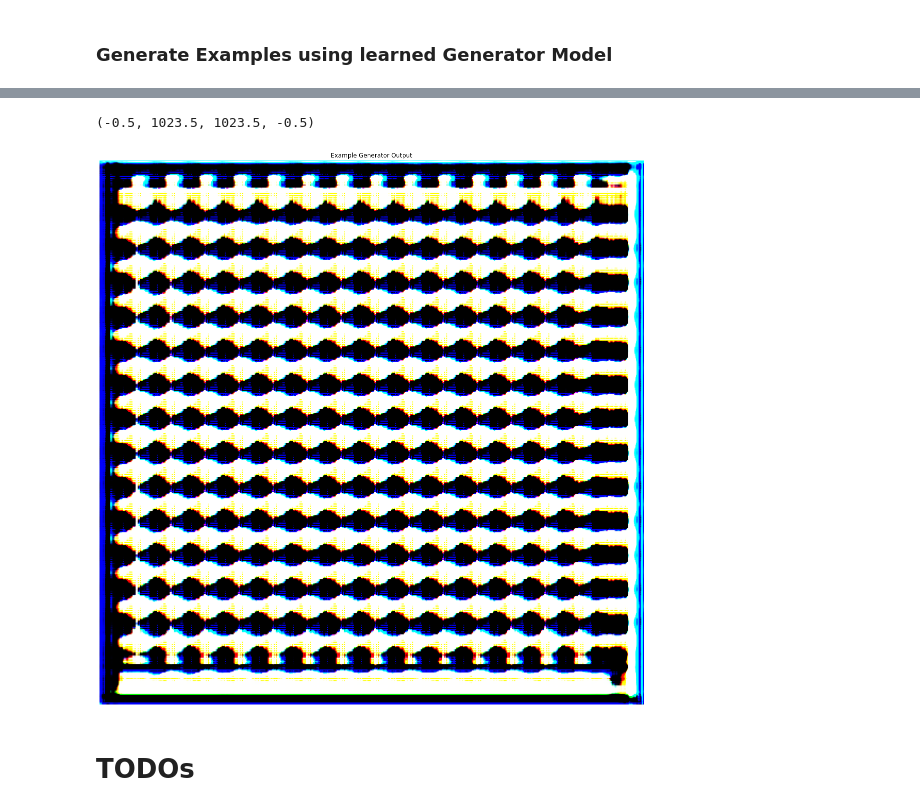
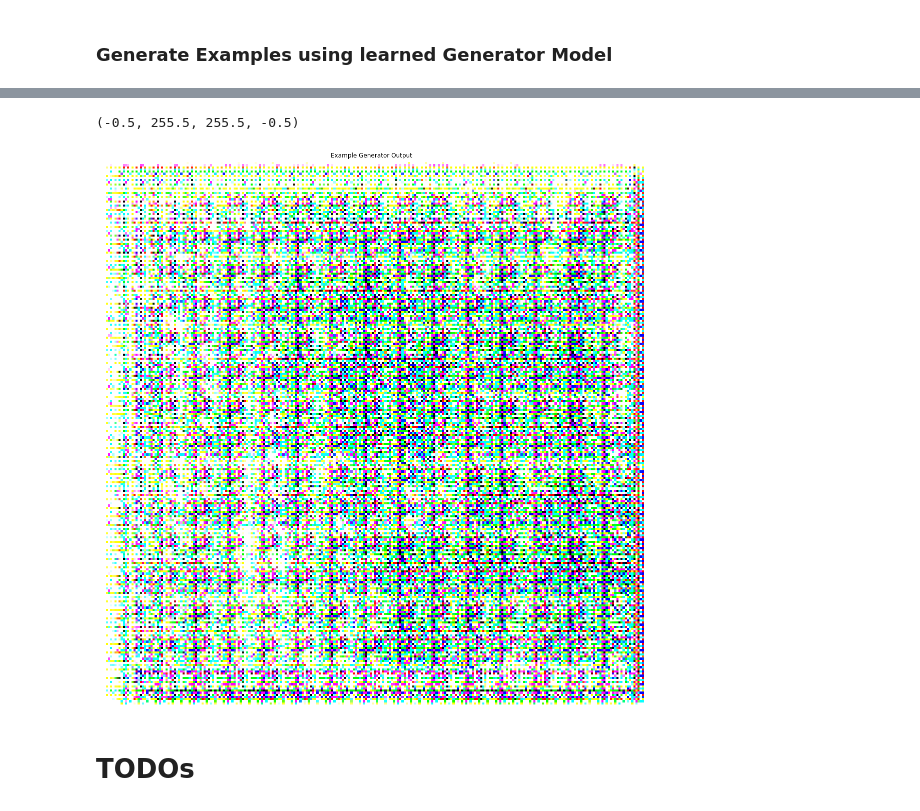
Before and after one commit to phi-0/masterthesis_gan_mapdesign, a Jupyter notebook: notebooks/V0.5/DCGAN_Cropped_Input_256x256.ipynb, the cells around one changed output, grey strips where cells are left out. Cells and saved outputs as stored; diff of their text form; code cells hidden in the pictures.

```diff
--- a/notebooks/V0.5/DCGAN_Cropped_Input_256x256.ipynb
+++ b/notebooks/V0.5/DCGAN_Cropped_Input_256x256.ipynb
@@ -171,7 +173,7 @@ for images, labels in dataset_train.take(1): # take one batch. Here batch_size =
 def discriminator_model():
 
     # DISCRIMINATOR
-    # set input variables to variable width + height. Will be cropped in preprocessing [CURRENTLY FIXED TO 512x512]
+    # set input variables to variable width + height. Will be cropped in preprocessing [CURRENTLY FIXED TO 256x256]
     input_dim = (256, 256, 3)
 
     # Input
@@ -219,7 +221,7 @@ def discriminator_model():
     # Conv2D Layer 2
     x = Conv2D(
             filters = 128,
-            kernel_size = 5,
+            kernel_size = 3,
             strides = 2,
             padding = 'same',
             name = 'Discriminator_Conv2D_Layer_2',
@@ -341,7 +343,7 @@ def generator_model():
     #x = UpSampling2D()(x)
     #x = Conv2D(filters=64, kernel_size=5, padding='same', name='Generator_Conv_Layer_1')(x)
     # Replacing by Conv2DTranspose Layer
-    x = Conv2DTranspose(filters=64, kernel_size=(5,5), padding='same', strides=(2,2))(x)
+    x = Conv2DTranspose(filters=64, kernel_size=3, padding='same', strides=(2,2))(x)
 
 
     # Batch Norm Layer 2
@@ -354,7 +356,7 @@ def generator_model():
     #x = UpSampling2D()(x)
     #x = Conv2D(filters=128, kernel_size=5, padding='same', name='Generator_Conv_Layer_2')(x)
     # Replacing by Conv2DTranspose Layer
-    x = Conv2DTranspose(filters=128, kernel_size=(5,5), padding='same', strides=(2,2))(x)
+    x = Conv2DTranspose(filters=128, kernel_size=5, padding='same', strides=(2,2))(x)
 
     # Batch Norm Layer 3
     x = BatchNormalization(momentum = 0.9)(x)
@@ -366,7 +368,7 @@ def generator_model():
     #x = UpSampling2D()(x)
     #x = Conv2D(filters=64, kernel_size=5, padding='same', name='Generator_Conv_Layer_3')(x)
     # Replacing by Conv2DTranspose Layer
-    x = Conv2DTranspose(filters=64, kernel_size=(5,5), padding='same', strides=(2,2))(x)
+    x = Conv2DTranspose(filters=256, kernel_size=5, padding='same', strides=(2,2))(x)
 
     # Batch Norm Layer 4
     x = BatchNormalization(momentum = 0.9)(x)
@@ -378,7 +380,18 @@ def generator_model():
     #x = UpSampling2D()(x)
     #x = Conv2D(filters=64, kernel_size=5, padding='same', name='Generator_Conv_Layer_4')(x)
     # Replacing by Conv2DTranspose Layer
-    x = Conv2DTranspose(filters=64, kernel_size=(5,5), padding='same', strides=(2,2))(x)
+    x = Conv2DTranspose(filters=128, kernel_size=3, padding='same', strides=(2,2))(x)
+
+
+    # Batch Norm Layer 5
+    x = BatchNormalization(momentum = 0.9)(x)
+
+    # Activation Layer 5
+    x = LeakyReLU()(x) # trying leaky ReLU instead of Activation('relu')(x)
+
+
+    # Replacing by Conv2DTranspose Layer
+    x = Conv2DTranspose(filters=64, kernel_size=5, padding='same', strides=(1,1))(x)
 
 
     # Batch Norm Layer 5
@@ -419,7 +432,7 @@ def generator_model():
     # ---------------------------
     # Upsampling Layer 7 + Conv2D Layer7
     #x = UpSampling2D()(x)
-    x = Conv2D(filters=3, kernel_size=5, padding='same', name='Generator_Conv_Layer_6')(x)
+    x = Conv2DTranspose(filters=3, kernel_size=5, padding='same', strides=(1,1))(x)
 
 
     # Batch Norm Layer 7
@@ -437,7 +450,7 @@ def generator_model():
     x = Activation('tanh')(x)
 
     # Output - !!!RESCALING ADDED!!! Rescale Values back to [0:255] since the discriminator will automatically rescale back down to [-1:1] as part of the pre-processing pipeline
-    g_output = 255 / 2 * (x + 1)
+    g_output = 255 / 2 * (x + 1) #!!! probably need to round x to next integer value first!!!
 
 
     # Generator Model initialization
@@ -659,10 +792,10 @@ train_gan(train_ds, 2000, BATCH_SIZE, checkpoint)
 # %%
 # load generator
 
-generator.compile(optimizer=Adam(lr=0.0008), # per Foster, 2017 RMSprop(lr=0.0008)
-                          loss=binary_crossentropy,
-                          metrics=['accuracy'])
-generator = tf.keras.models.load_model('/data/output/models/dwarfgan001/generator-2021-03-17_104329.h5')
+#generator.compile(optimizer=Adam(lr=0.0008), # per Foster, 2017 RMSprop(lr=0.0008)
+#                          loss=binary_crossentropy,
+#                          metrics=['accuracy'])
+#generator = tf.keras.models.load_model('/data/output/models/dwarfgan001/generator-2021-03-17_104329.h5')
 
 # generate new example of learned representation in latent space
 noise = np.random.normal(0, 1, (1, 100))
@@ -670,7 +803,7 @@ res = generator.predict(noise)
 
 # reinstate scale of pixel values to [0:1] and reshape
 #res = 0.5 * (res + 1)
-res = res.reshape((1024, 1024, 3))
+res = res.reshape((256, 256, 3))
 
 # Visualize result
 plt.figure(figsize=(20, 20))
@@ -683,5 +815,5 @@ WARNING:tensorflow:11 out of the last 2097 calls to <function Model.make_predict
-(-0.5, 1023.5, 1023.5, -0.5)
+(-0.5, 255.5, 255.5, -0.5)
-[figure, old version]
+[figure, new version]
 # %% [markdown]
 # TODOs
 # %% [markdown]
```
Also changed, not shown: parts of 5 cells of this notebook.
